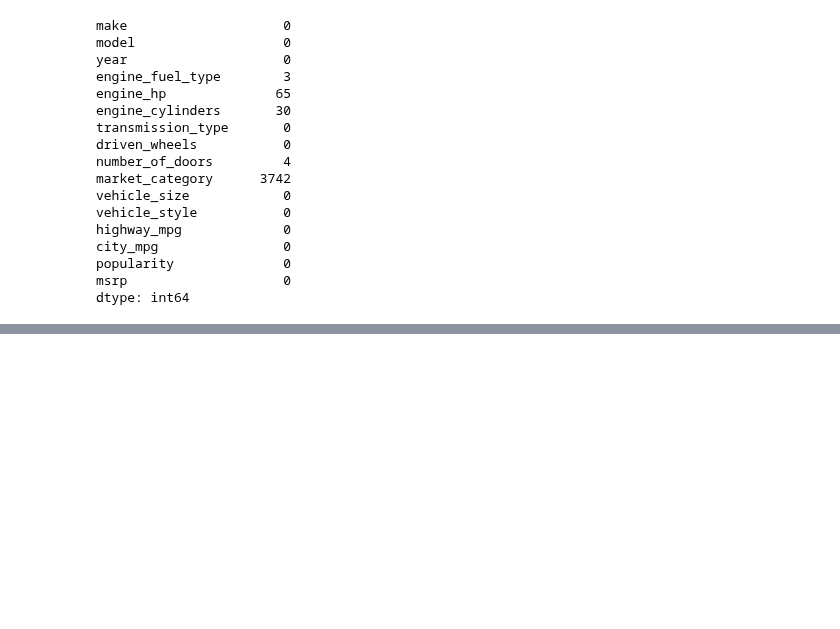
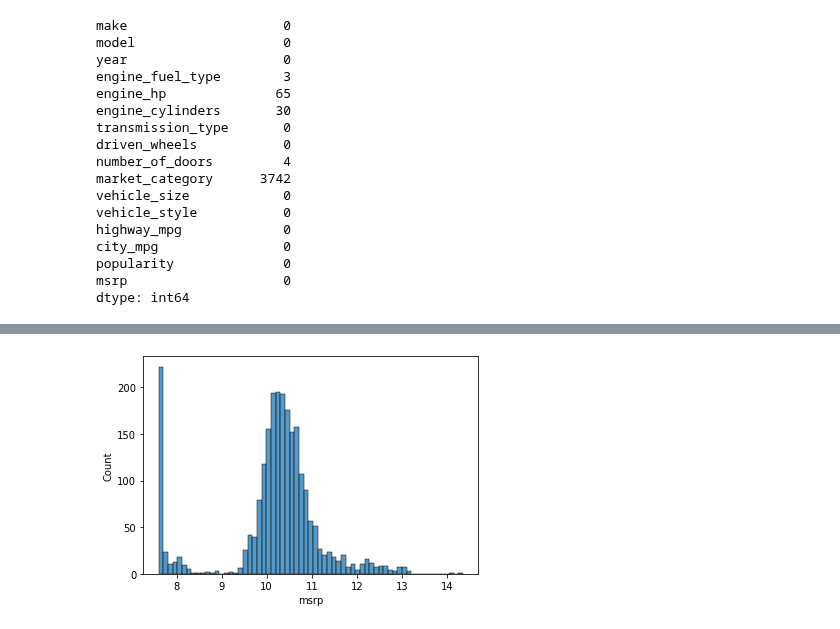
Before and after one commit to DataTalksClub/machine-learning-zoomcamp, a Jupyter notebook: chapter-02-car-price/week2.ipynb, the cells around one changed output, grey strips where cells are left out. Cells and saved outputs as stored; diff of their text form; code cells hidden in the pictures; blank space fills up the shorter version.

```diff
--- a/chapter-02-car-price/week2.ipynb
+++ b/chapter-02-car-price/week2.ipynb
@@ -154,0 +178,7 @@ dtype: int64
+# %%
+validate = range(int(0.6*size),int(0.8*size-1))
+validate_index = []
+for x in validate:
+    validate_index.append (index[x])
+
+#print(len(validate_index))
@@ -154,0 +271,5 @@ dtype: int64
+# %%
+sns.histplot(log_validate)
+plt.show()
+# %% [output]
+[figure, added]
```
Also changed, not shown: parts of 17 cells of this notebook.
